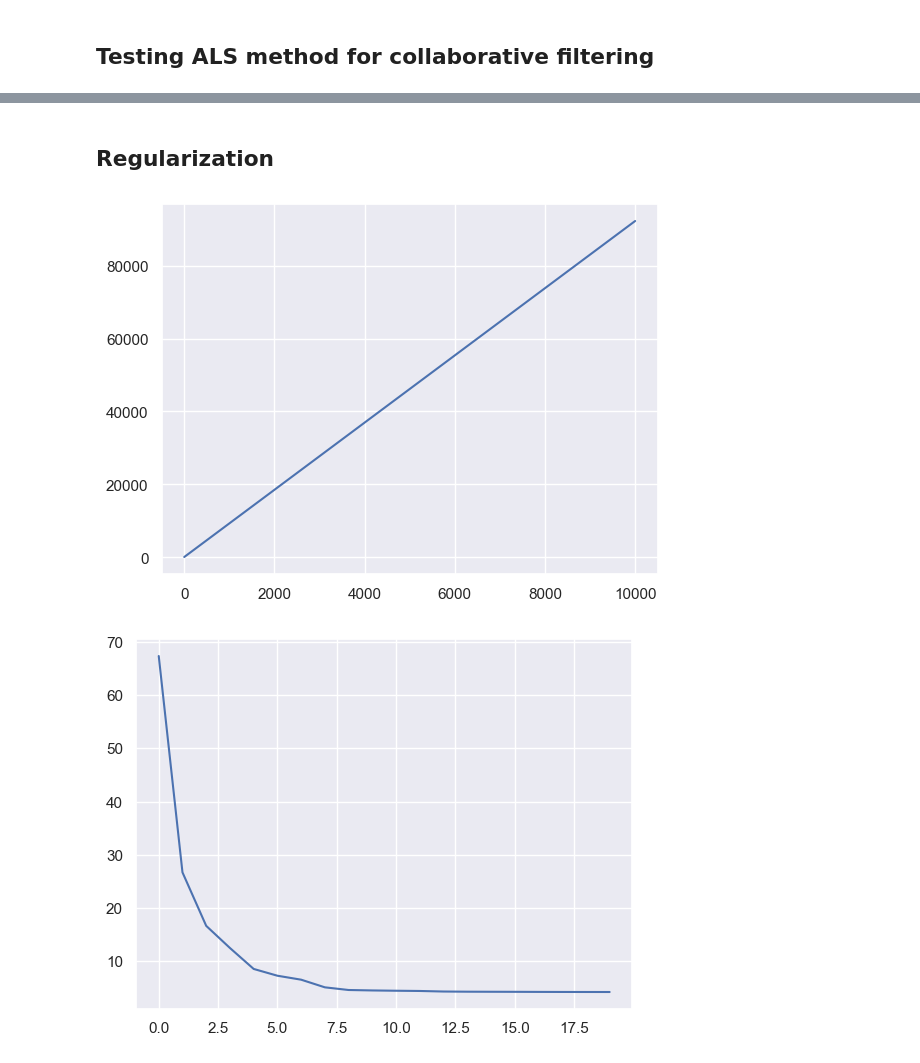
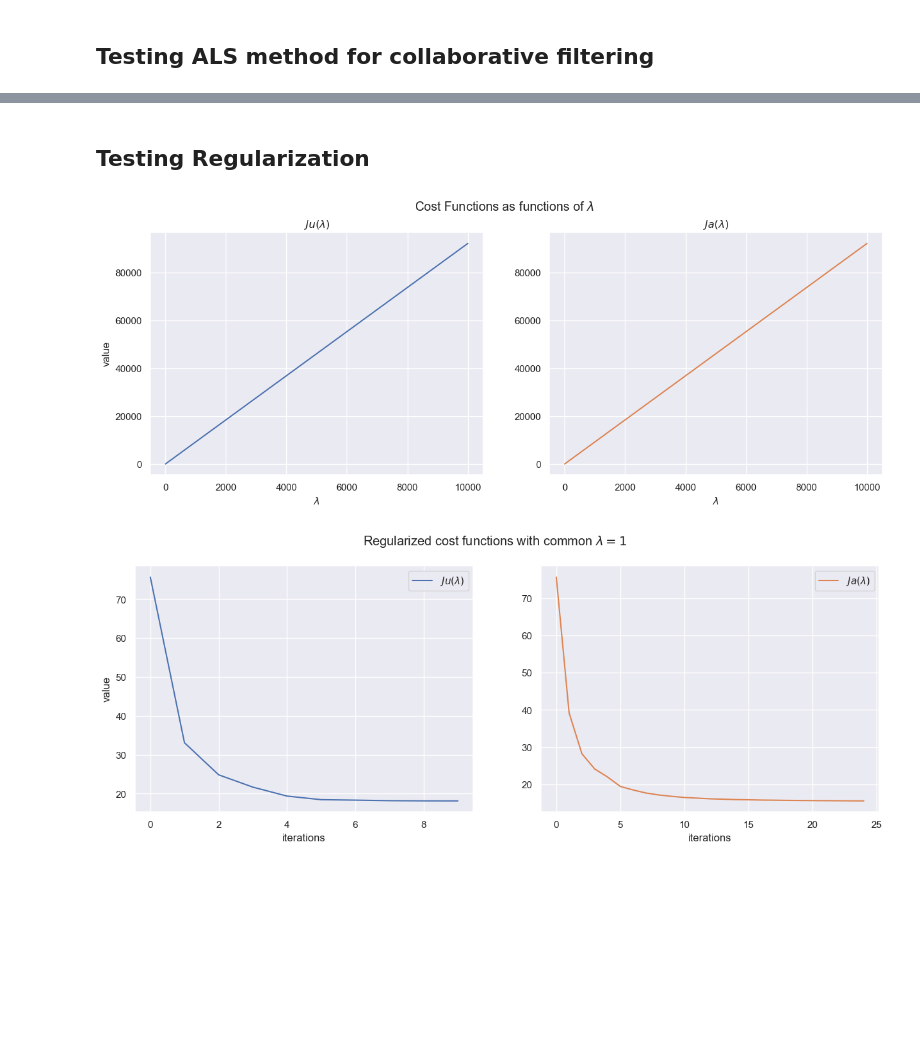
Before and after one commit to MarcoC1796/recommender-systems-thesis, a Jupyter notebook: Recommender Systems Tests.ipynb, the cells around one changed output, grey strips where cells are left out. Saved outputs shown, nothing was run; the diff lists cells and outputs as text; code cells hidden in the pictures; blank space fills up the shorter version.

Commit message:
fixing regulirized plots and adding final analysis

```diff
--- a/Recommender Systems Tests.ipynb
+++ b/Recommender Systems Tests.ipynb
@@ -37,7 +39,7 @@ R = R0
 mean = np.nanmean(R)
 
 # Standardize the matrix
-R = (R - mean)
+R = R - mean
 
 m, n = R.shape
 # %% [markdown]
@@ -136,37 +140,19 @@ plotALSResults(RMSEu_values, RMSEa_values, "ALS - RMSE Plot")
 # %% [markdown]
-## Regularization
+## Testing Regularization
 # %%
-# Seed
-np.random.seed(43)
+from plottingFunctions import plot_Ju_Ja_as_functions_of_lambda
 
-# Q and P initilization
-f=4
-Q_0 = initializeQ(R.shape[0], f)
-P_0 = initializeP(R.shape[1], f)
-
-lambs = np.append(0,(np.logspace(0, 4, 100)))
-Ju_values = []
-for lamb in lambs:
-    Ju, _ = get_Ju_and_DJu(R, P_0, f, lamb,)
-    Ju_values.append(Ju(Q_0.flatten()))
-fig, ax = plt.subplots()
-ax.plot(lambs, Ju_values)
-plt.show()
+f = 4
+plot_Ju_Ja_as_functions_of_lambda(R, f)
 # %% [output]
-[figure, old version]
+[figure, new version]
 # %%
-tol = 1e-3
-max_iter = 1e3
-lamb = 0.1
-fig, ax = plt.subplots()
+from plottingFunctions import plot_Ju_Ja_fixed_lamb
 
-Ju, DJu = get_Ju_and_DJu(R, P_0, f, lamb)
-Q_0 = Q_0.flatten()
-gradientDescentResults = gradientDescent(Ju, Q_0, DJu, tol, max_iter)
-Ju_values = gradientDescentResults["func_values"]
-ax.plot(Ju_values)
+lamb = 1
+f = 4
 
-plt.show()
+plot_Ju_Ja_fixed_lamb(R=R, lamb=lamb, f=f)
 # %% [output]
-[figure, old version]
+[figure, new version]
 # %%
```
Also changed, not shown: parts of 9 cells of this notebook, 2 other files.
